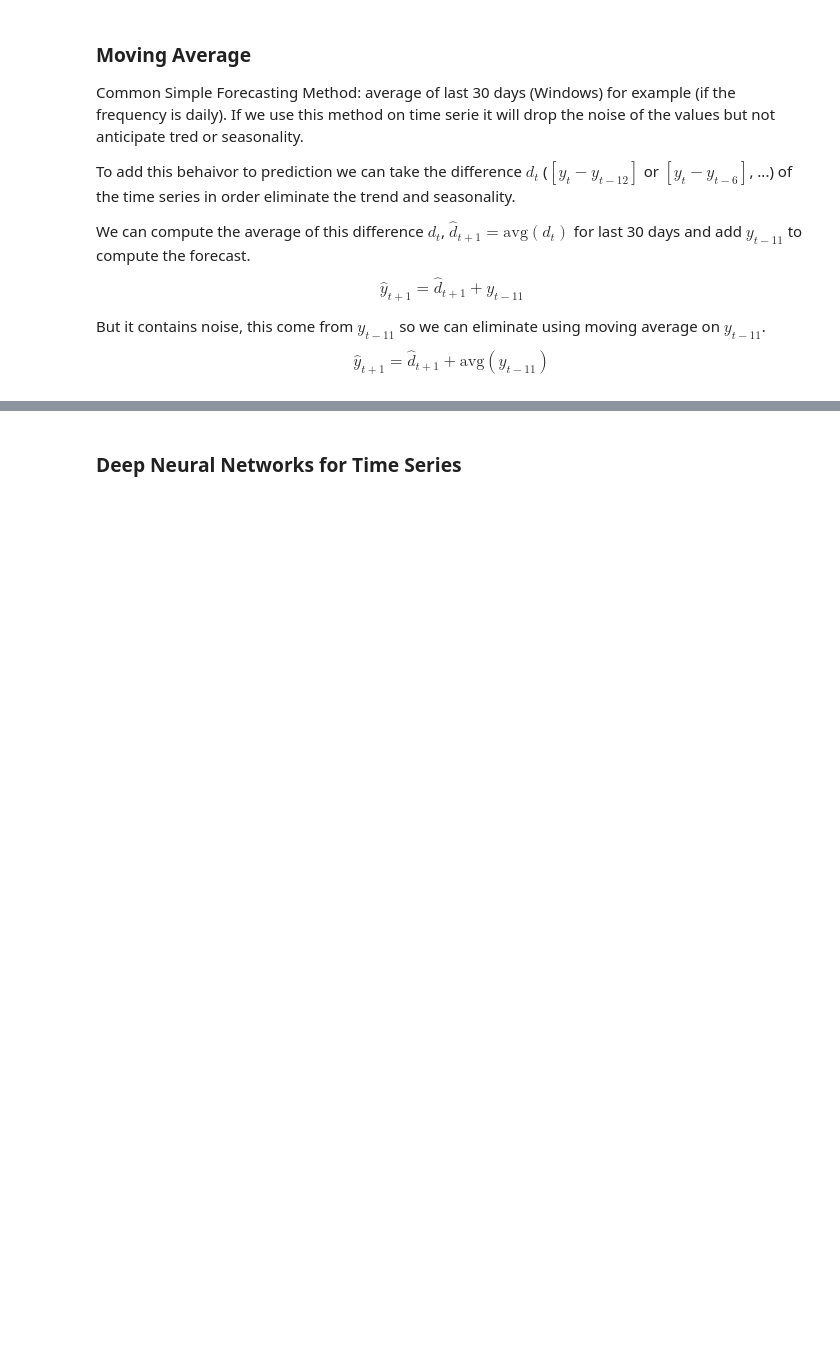
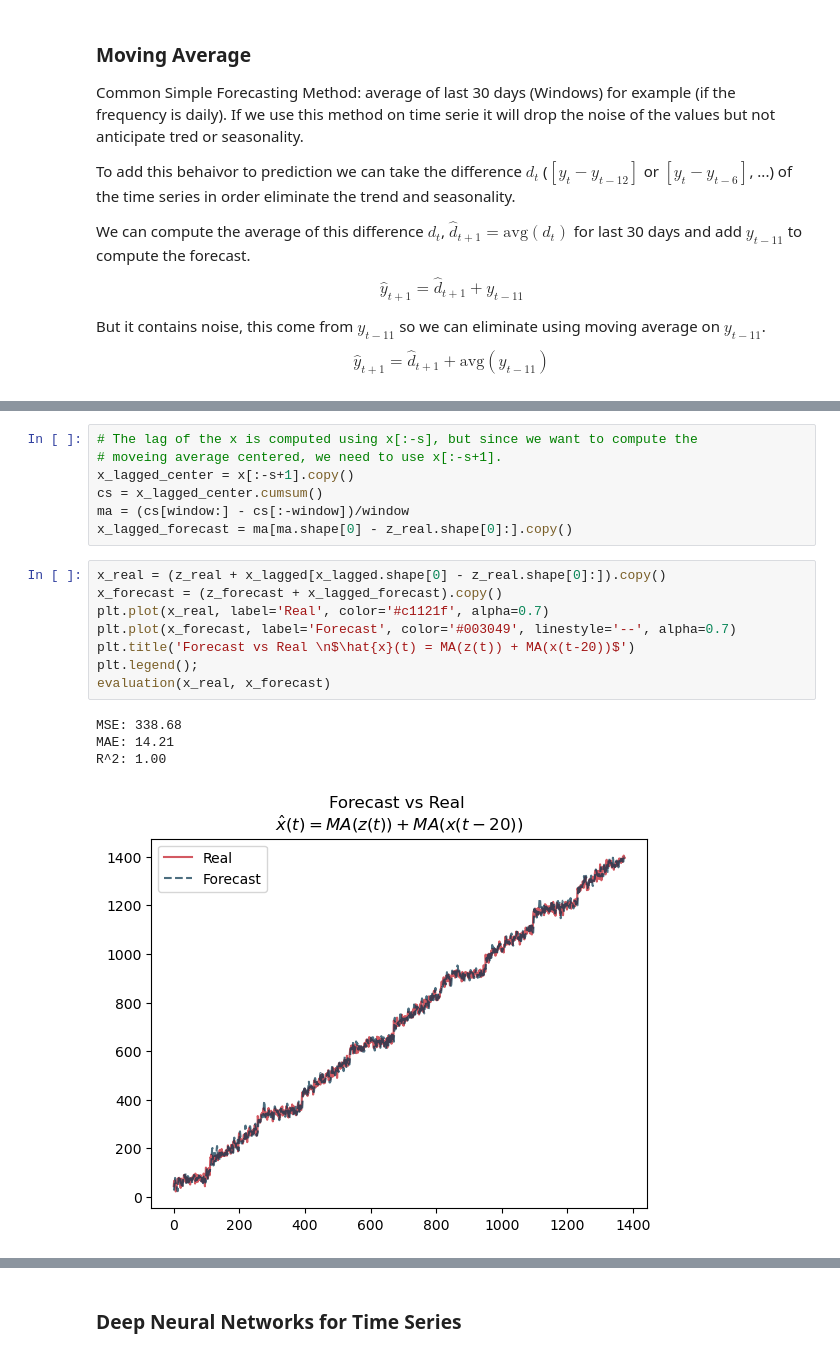
Before and after one commit to dante-cmd/NeuralNetwork, a Jupyter notebook: 04_advanced_neural_network.ipynb, the cells around one changed output, grey strips where cells are left out. Cells and saved outputs as stored; diff of their text form; blank space fills up the shorter version.

```diff
--- a/04_advanced_neural_network.ipynb
+++ b/04_advanced_neural_network.ipynb
@@ -255,0 +246,20 @@ np.sqrt(np.mean(((alumn_predict - alumn).dropna())**2))
+# %%
+# The lag of the x is computed using x[:-s], but since we want to compute the
+# moveing average centered, we need to use x[:-s+1].
+x_lagged_center = x[:-s+1].copy()
+cs = x_lagged_center.cumsum()
+ma = (cs[window:] - cs[:-window])/window
+x_lagged_forecast = ma[ma.shape[0] - z_real.shape[0]:].copy()
+# %%
+x_real = (z_real + x_lagged[x_lagged.shape[0] - z_real.shape[0]:]).copy()
+x_forecast = (z_forecast + x_lagged_forecast).copy()
+plt.plot(x_real, label='Real', color='#c1121f', alpha=0.7)
+plt.plot(x_forecast, label='Forecast', color='#003049', linestyle='--', alpha=0.7)
+plt.title('Forecast vs Real \n$\hat{x}(t) = MA(z(t)) + MA(x(t-20))$')
+plt.legend();
+evaluation(x_real, x_forecast)
+# %% [output]
+MSE: 338.68
+MAE: 14.21
+R^2: 1.00
+[figure, added]
```
Also changed, not shown: parts of 155 cells of this notebook, 10 other files.
